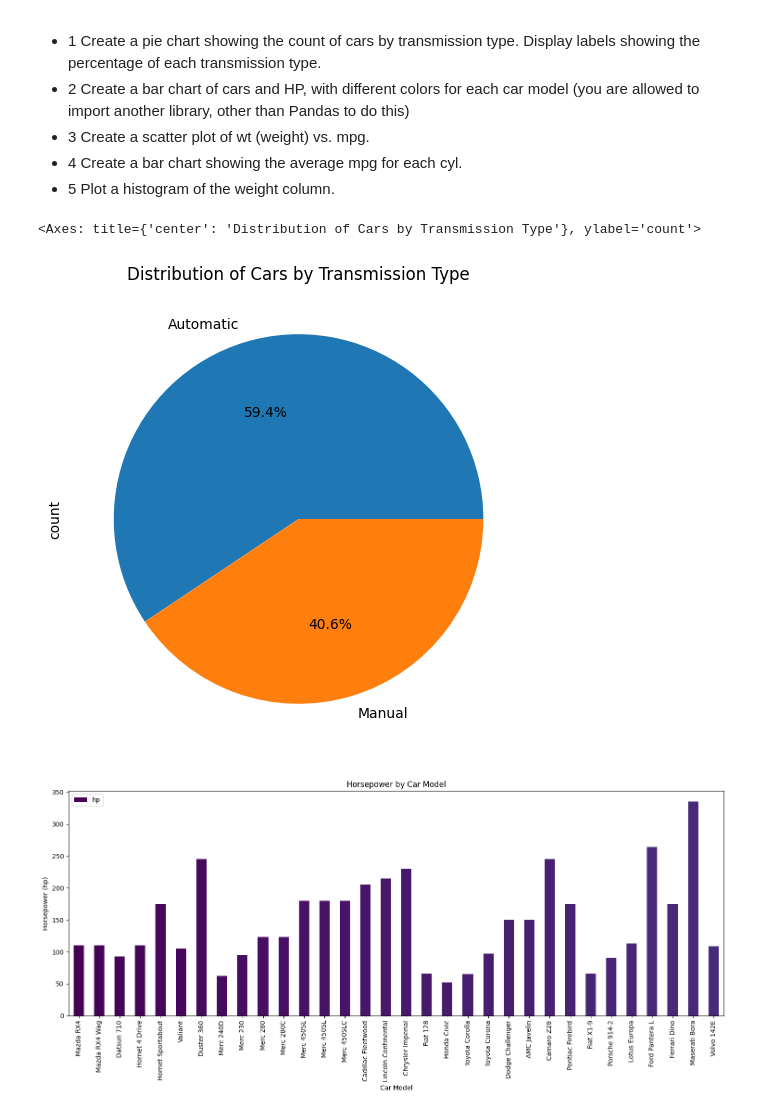
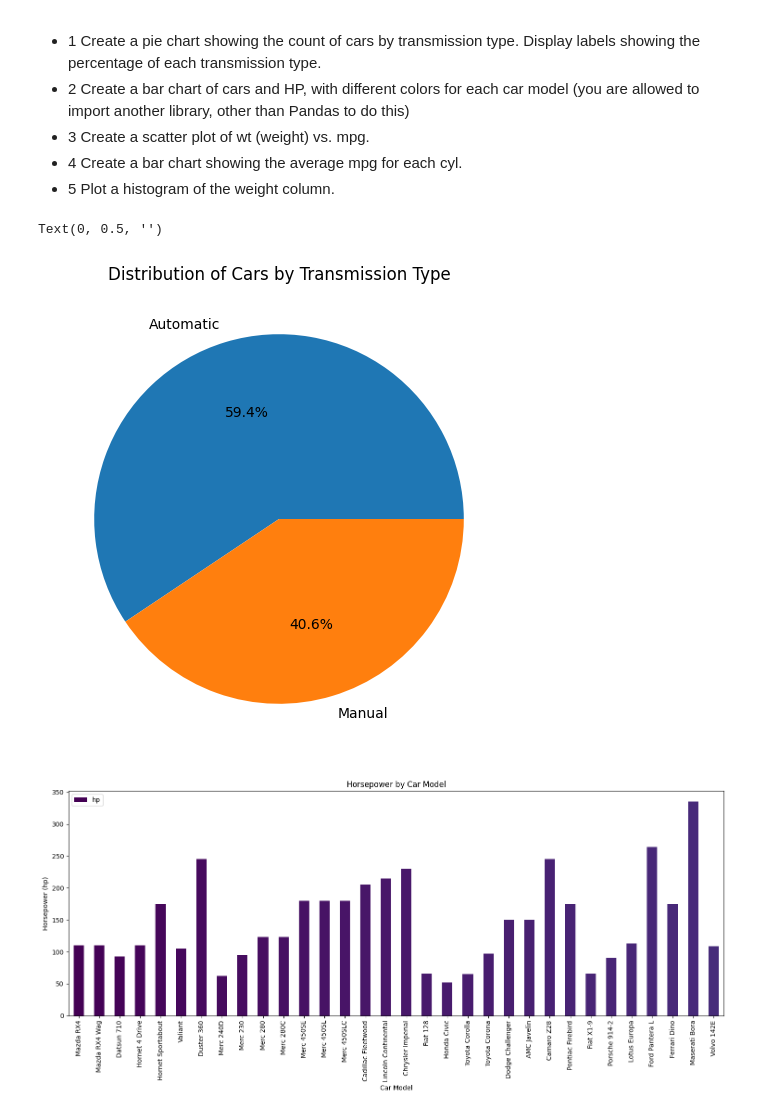
Before and after one commit to jamesaustin2564/IS-4487-F26, a Jupyter notebook: Labs/lab_03_visualization_intro.ipynb, the cells around one changed output. Drawn from its saved outputs; the diff is of its cells as text; code cells hidden in the pictures.

```diff
--- a/Labs/lab_03_visualization_intro.ipynb
+++ b/Labs/lab_03_visualization_intro.ipynb
@@ -188,11 +189,12 @@ When working in Jupyter notebooks, it’s important to keep your code clean, org
 # %%
 transmission_counts = df['am'].value_counts()
 transmission_labels = {0: 'Automatic', 1: 'Manual'}
 transmission_counts.index = transmission_counts.index.map(transmission_labels)
 
 # Create the pie chart
 transmission_counts.plot.pie(autopct='%1.1f%%', figsize=(6, 6), title='Distribution of Cars by Transmission Type')
+plt.ylabel('')
 # %% [output]
-<Axes: title={'center': 'Distribution of Cars by Transmission Type'}, ylabel='count'>
+Text(0, 0.5, '')
-[figure, old version]
+[figure, new version]
 # %%
```
Also changed, not shown: parts of 4 cells of this notebook.
